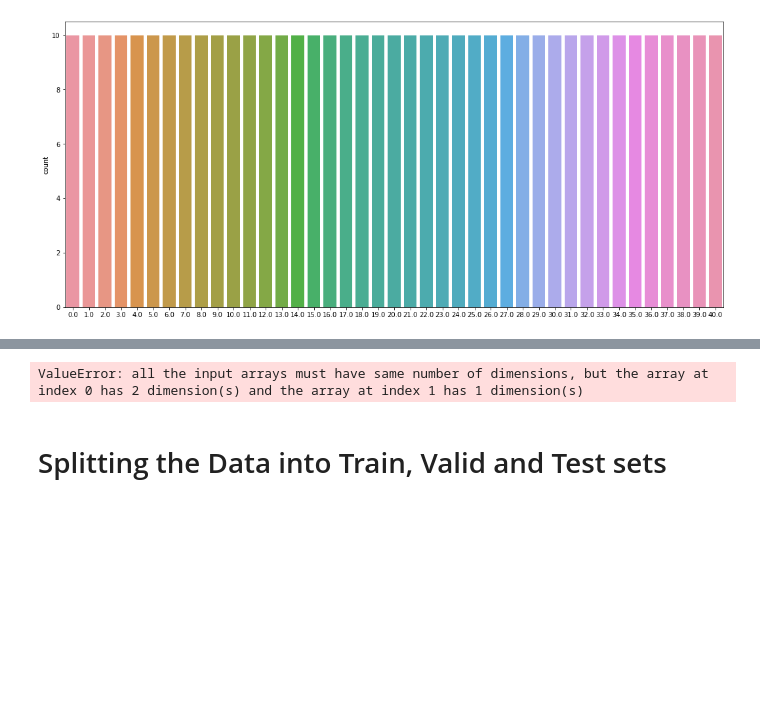
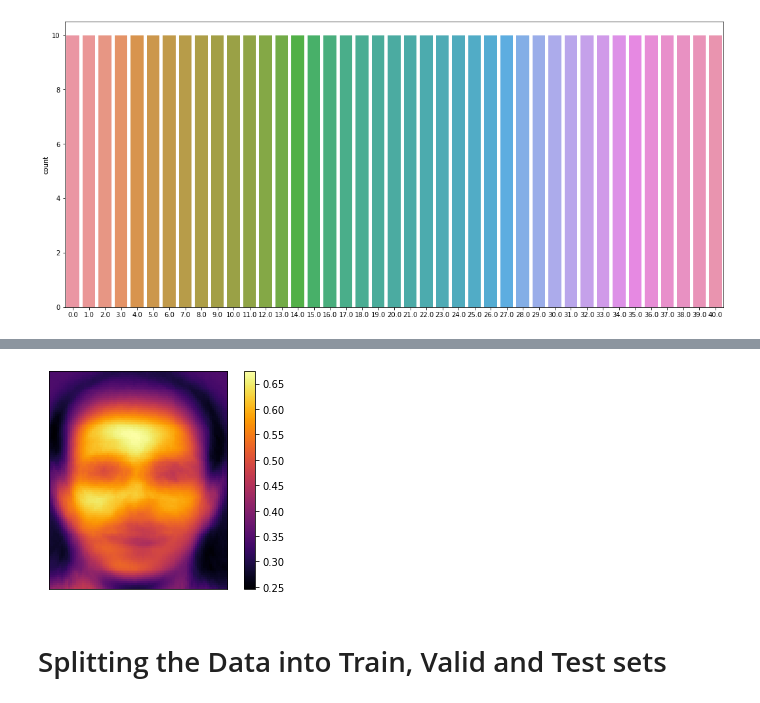
Before and after one commit to tiagoleonmelo/face-recognition, a Jupyter notebook: Face Recognition.ipynb, the cells around one changed output, grey strips where cells are left out. Saved outputs shown, nothing was run; the diff lists cells and outputs as text; code cells hidden in the pictures; blank space fills up the shorter version.

```diff
--- a/Face Recognition.ipynb
+++ b/Face Recognition.ipynb
@@ -170,25 +170,25 @@ df.head()
 # %%
 # Plotting the mean image
 # TODO: Plot the mean image for each class, Confusion Matrix Ordering to notice similar classes
 # and Eigenfaces
-mean_img = np.zeros((410, 1))
+mean_img = np.array([])
 
 for idx in range(df.shape[1] - 1):
-    mean_img[int(X_full[idx, -1])] = np.append(mean_img, [df[idx].mean()], axis=0)
+    mean_img = np.append(mean_img, [df[idx].mean()], axis=0)
 
 mean_img.reshape((mean_img.shape[0], 1))
 
 image = mean_img.reshape(DIMS)
 
 plt.subplot(1, 1, 1)
 plt.xticks([])
 plt.yticks([])
 plt.grid(True)
 plt.imshow(image, plt.cm.inferno)
 plt.colorbar()
 plt.show()
 # %% [output]
-ValueError: all the input arrays must have same number of dimensions, but the array at index 0 has 2 dimension(s) and the array at index 1 has 1 dimension(s)
+[figure, added]
 # %% [markdown]
 # Splitting the Data into Train, Valid and Test sets
 # %% [markdown]
```
Also changed, not shown: parts of 20 cells of this notebook, 1 other file.
